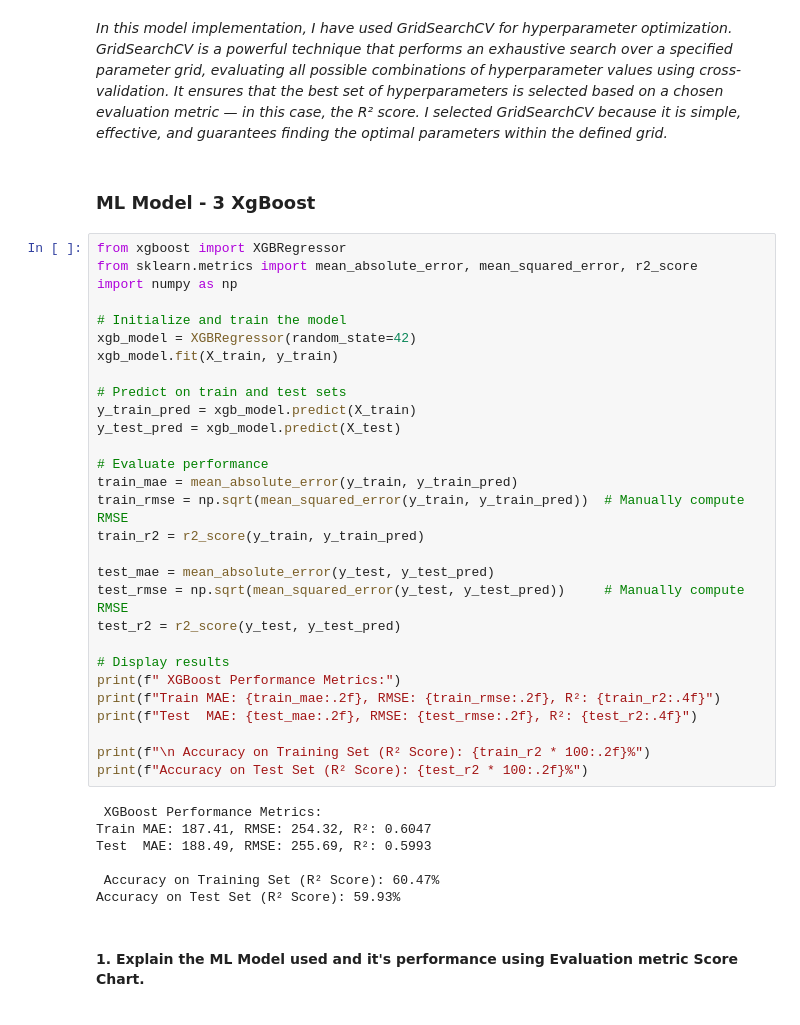
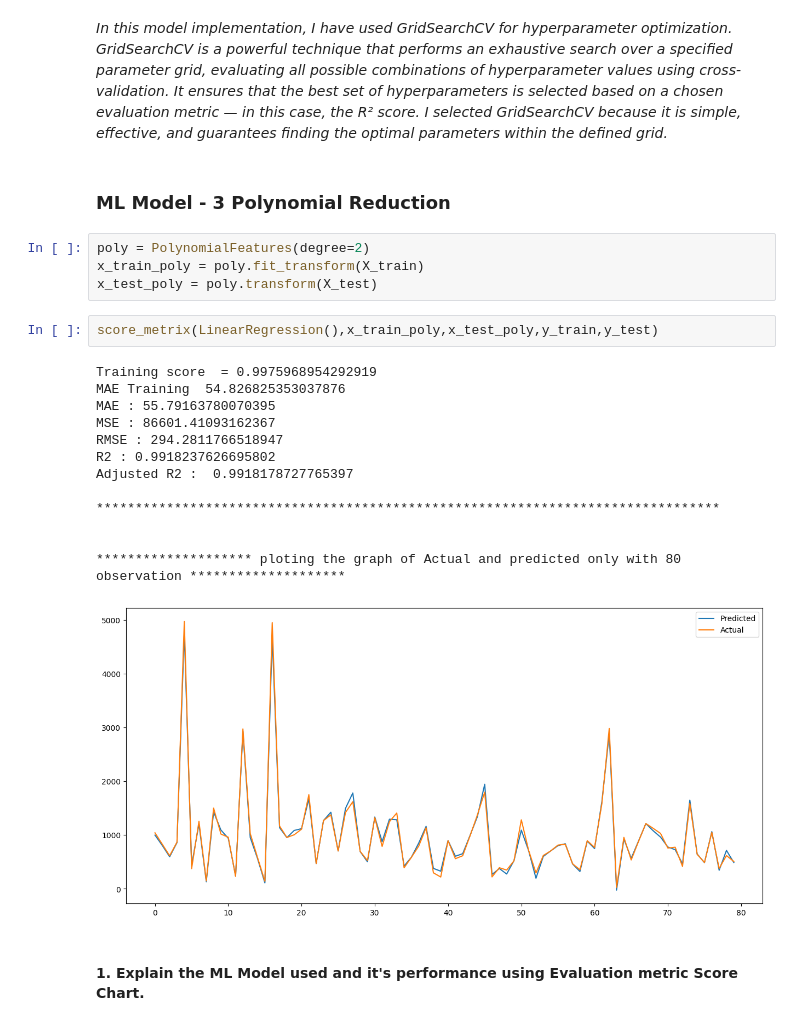
Before and after one commit to Dhairyasummi/NYC-TAXI-TRIP-REGRESSION, a Jupyter notebook: NYC_Trip.ipynb, the cells around one changed output. Drawn from its saved outputs; the diff is of its cells as text.

```diff
--- a/NYC_Trip.ipynb
+++ b/NYC_Trip.ipynb
@@ -1116,42 +1195,26 @@ R² Score: 0.0155 (1.55%)
 # %% [markdown]
 *In this model implementation, I have used GridSearchCV for hyperparameter optimization. GridSearchCV is a powerful technique that performs an exhaustive search over a specified parameter grid, evaluating all possible combinations of hyperparameter values using cross-validation. It ensures that the best set of hyperparameters is selected based on a chosen evaluation metric — in this case, the R² score. I selected GridSearchCV because it is simple, effective, and guarantees finding the optimal parameters within the defined grid.*
 # %% [markdown]
-### ML Model - 3 **XgBoost**
+### ML Model - 3 **Polynomial Reduction**
-# %%
-from xgboost import XGBRegressor
-from sklearn.metrics import mean_absolute_error, mean_squared_error, r2_score
-import numpy as np
-
-# Initialize and train the model
-xgb_model = XGBRegressor(random_state=42)
-xgb_model.fit(X_train, y_train)
-
-# Predict on train and test sets
-y_train_pred = xgb_model.predict(X_train)
-y_test_pred = xgb_model.predict(X_test)
-
-# Evaluate performance
-train_mae = mean_absolute_error(y_train, y_train_pred)
-train_rmse = np.sqrt(mean_squared_error(y_train, y_train_pred))  # Manually compute RMSE
-train_r2 = r2_score(y_train, y_train_pred)
-
-test_mae = mean_absolute_error(y_test, y_test_pred)
-test_rmse = np.sqrt(mean_squared_error(y_test, y_test_pred))     # Manually compute RMSE
-test_r2 = r2_score(y_test, y_test_pred)
-
-# Display results
-print(f" XGBoost Performance Metrics:")
-print(f"Train MAE: {train_mae:.2f}, RMSE: {train_rmse:.2f}, R²: {train_r2:.4f}")
-print(f"Test  MAE: {test_mae:.2f}, RMSE: {test_rmse:.2f}, R²: {test_r2:.4f}")
-
-print(f"\n Accuracy on Training Set (R² Score): {train_r2 * 100:.2f}%")
-print(f"Accuracy on Test Set (R² Score): {test_r2 * 100:.2f}%")
-# %% [output]
- XGBoost Performance Metrics:
-Train MAE: 187.41, RMSE: 254.32, R²: 0.6047
-Test  MAE: 188.49, RMSE: 255.69, R²: 0.5993
-
- Accuracy on Training Set (R² Score): 60.47%
-Accuracy on Test Set (R² Score): 59.93%
+# %%
+poly = PolynomialFeatures(degree=2)
+x_train_poly = poly.fit_transform(X_train)
+x_test_poly = poly.transform(X_test)
+# %%
+score_metrix(LinearRegression(),x_train_poly,x_test_poly,y_train,y_test)
+# %% [output]
+Training score  = 0.9975968954292919
+MAE Training  54.826825353037876
+MAE : 55.79163780070395
+MSE : 86601.41093162367
+RMSE : 294.2811766518947
+R2 : 0.9918237626695802
+Adjusted R2 :  0.9918178727765397
+
+********************************************************************************
+
+
+******************** ploting the graph of Actual and predicted only with 80 observation ********************
+[figure, added]
 # %% [markdown]
 #### 1. **Explain the ML Model used and it's performance using Evaluation metric Score Chart.**
```
Also changed, not shown: parts of 31 cells of this notebook.
